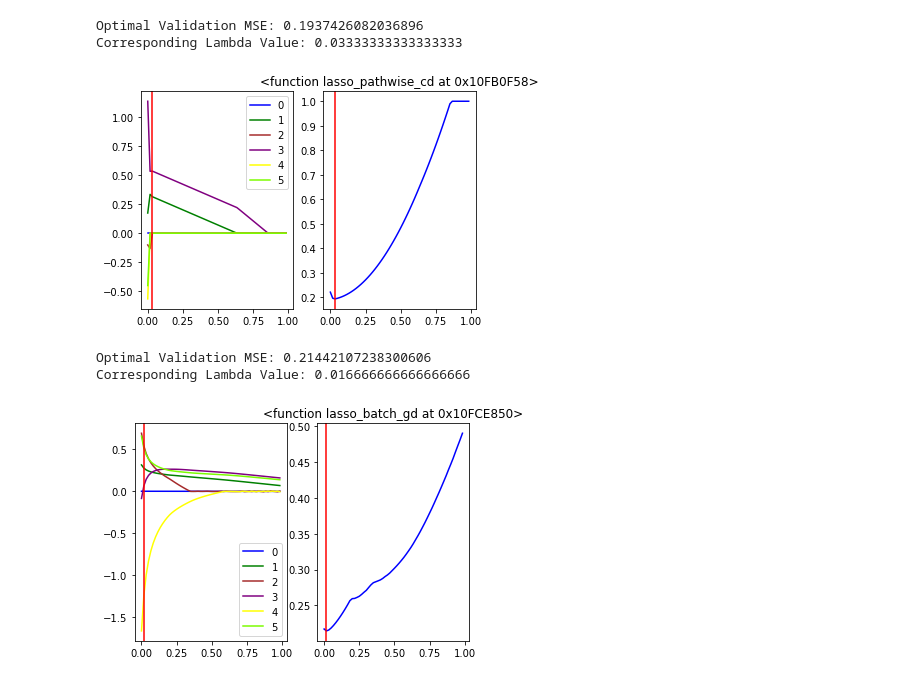
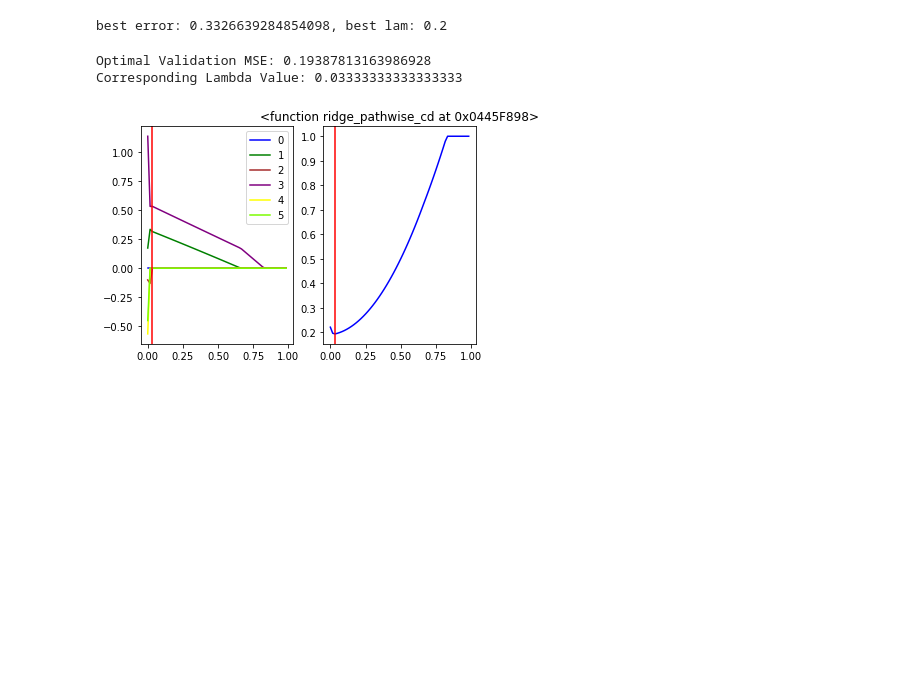
Before and after one commit to iandardik/CS6140_project, a Jupyter notebook: pathwise_cd.ipynb, the cells around one changed output. Saved outputs shown, nothing was run; the diff lists cells and outputs as text; code cells hidden in the pictures; blank space fills up the shorter version.

```diff
--- a/pathwise_cd.ipynb
+++ b/pathwise_cd.ipynb
@@ -89,10 +112,17 @@ def pathwise_cd(A, B, x_data, y_data):
 # pathwise CD implementations depending on the objective function we wish to maximize
 
 def lasso_pathwise_cd(lam, x_data, y_data):
-    N = x_data.shape[0]
+    N = y_data.shape[0]
     return pathwise_cd(N-1, lam, x_data, y_data)
 
 def elastic_net_pathwise_cd(alpha, lam, x_data, y_data):
-    A = (n-1) + 2*lam*alpha
+    N = y_data.shape[0]
+    A = (N-1) + 2*lam*alpha
     B = lam*(1-alpha)
     return pathwise_cd(A, B, x_data, y_data)
+
+def ridge_pathwise_cd(lam, x_data, y_data):
+    N = y_data.shape[0]
+    A = (N-1) + 2*lam
+    B = lam # should be 0 for ridge, but we're going to try something
+    return pathwise_cd(A, B, x_data, y_data)
@@ -246,23 +324,36 @@ def train_and_validate(algo, lams, f, p):
+# %%
+np.random.seed(7)
+f = lambda x: x + x**3
+p = 6
+N = 20
+x_data, y_data = gen_data(f, p, N)
+
+nl = 50
+dest = 5
+lams = [ dest*i/nl for i in range(nl) ]
+k = 5
+errors = [k_cross_validation(k, lasso_pathwise_cd, lam, x_data, y_data) for lam in lams]
+min_idx = np.argmin(errors)
+print("best error: {}, best lam: {}".format(errors[min_idx], lams[min_idx]))
+# %% [output]
+best error: 0.3326639284854098, best lam: 0.2
 # %%
 # Tests for algorithms that have the form: algorithm(lam, x_data, y_data)
 # both lasso_pathwise_cd and lasso_batch_gd have these forms
 
-np.random.seed(7) #4543)
+np.random.seed(7)
 f = lambda x: x + x**3
 p = 6
 dest = 1
 n = 60
 lams = [ dest*i/n for i in range(n) ]
 
-for algo in [lasso_pathwise_cd, lasso_batch_gd]:
+for algo in [ridge_pathwise_cd, lasso_pathwise_cd, lasso_batch_gd]:
     train_and_validate(algo, lams, f, p)
 # %% [output]
-Optimal Validation MSE: 0.1937426082036896
+Optimal Validation MSE: 0.19387813163986928
 Corresponding Lambda Value: 0.03333333333333333
-[figure, old version]
+[figure, new version]
-Optimal Validation MSE: 0.21442107238300606
-Corresponding Lambda Value: 0.016666666666666666
-[figure, removed]
 # %%
 # tests for the elastic net; this has the form "algorithm(lam, x_data, y_data)"
 # once we pass an alpha value to cen()
```
Also changed, not shown: parts of 7 cells of this notebook.
